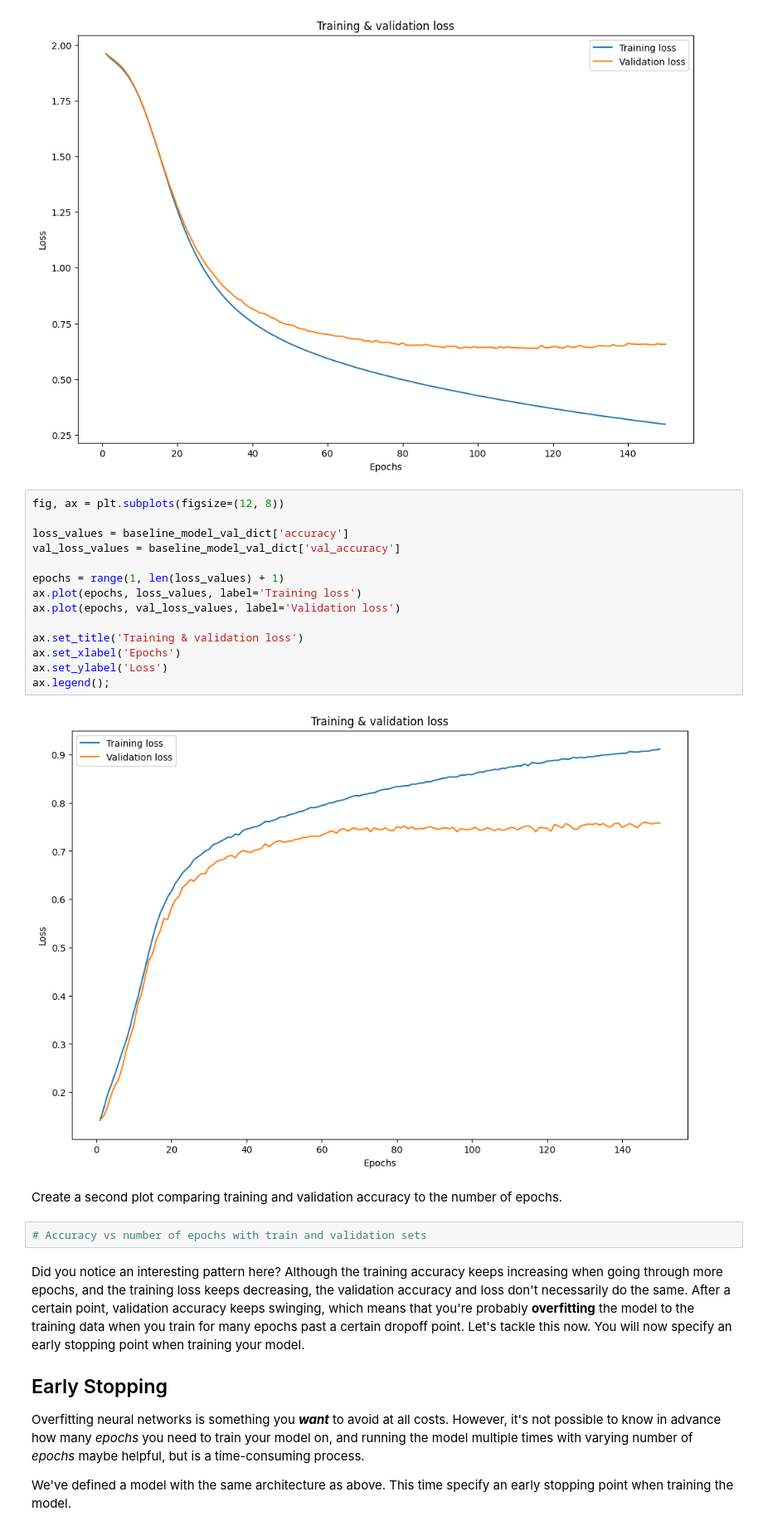
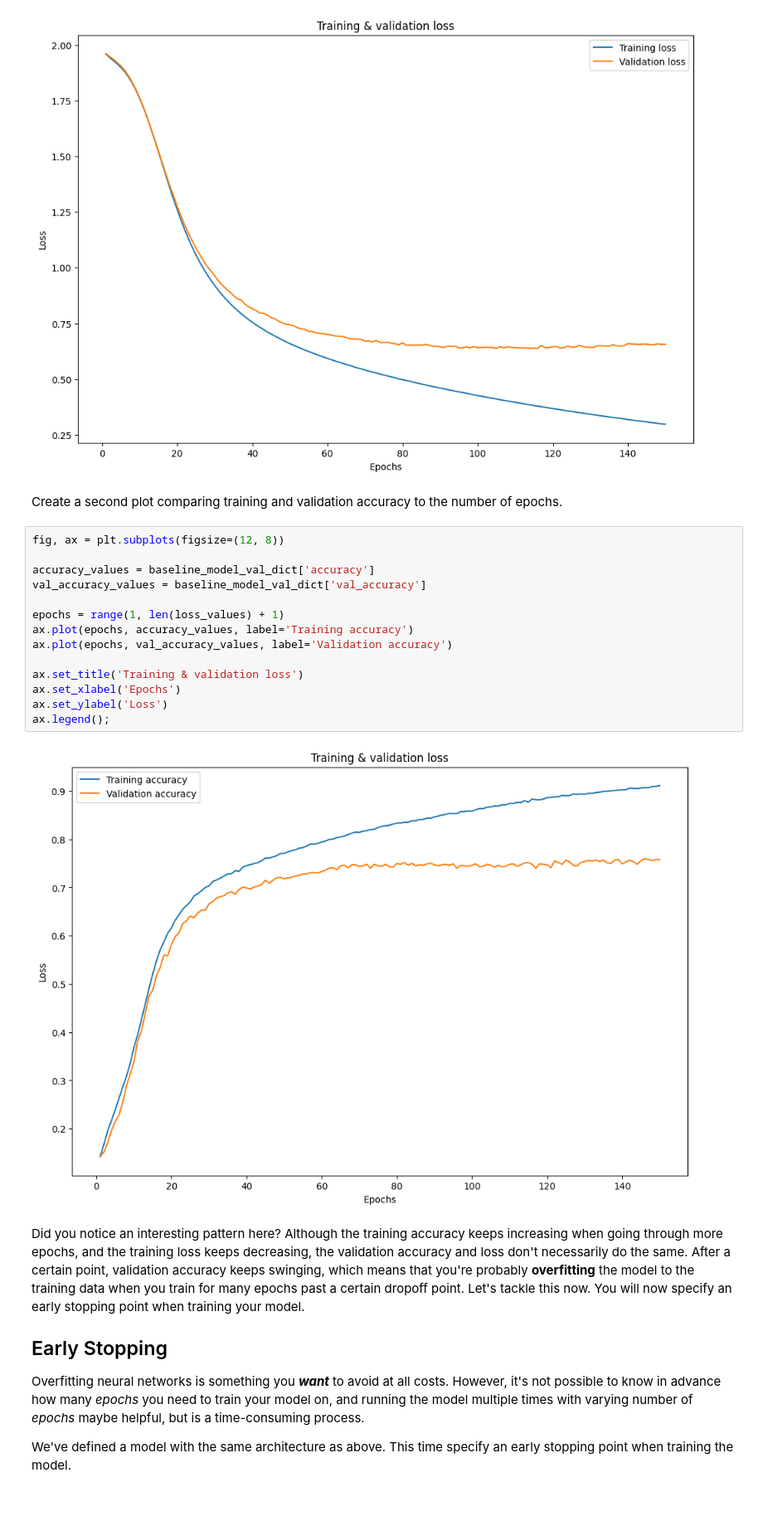
Before and after one commit to dev-ezzy/dsc-tuning-neural-networks-with-regularization-lab-v2-1, a Jupyter notebook: index.ipynb, the cells around one changed output. Shown at 83% size. Drawn from its saved outputs; the diff is of its cells as text; blank space fills up the shorter version.

```diff
--- a/index.ipynb
+++ b/index.ipynb
@@ -252,26 +252,24 @@ ax.set_ylabel('Loss')
 ax.legend();
 # %% [output]
 [figure]
-# %%
-fig, ax = plt.subplots(figsize=(12, 8))
-
-loss_values = baseline_model_val_dict['accuracy']
-val_loss_values = baseline_model_val_dict['val_accuracy']
-
-epochs = range(1, len(loss_values) + 1)
-ax.plot(epochs, loss_values, label='Training loss')
-ax.plot(epochs, val_loss_values, label='Validation loss')
-
-ax.set_title('Training & validation loss')
-ax.set_xlabel('Epochs')
-ax.set_ylabel('Loss')
-ax.legend();
-# %% [output]
-[figure, removed]
 # %% [markdown]
 Create a second plot comparing training and validation accuracy to the number of epochs.
-# %%
-# Accuracy vs number of epochs with train and validation sets
+# %%
+fig, ax = plt.subplots(figsize=(12, 8))
+
+accuracy_values = baseline_model_val_dict['accuracy']
+val_accuracy_values = baseline_model_val_dict['val_accuracy']
+
+epochs = range(1, len(loss_values) + 1)
+ax.plot(epochs, accuracy_values, label='Training accuracy')
+ax.plot(epochs, val_accuracy_values, label='Validation accuracy')
+
+ax.set_title('Training & validation loss')
+ax.set_xlabel('Epochs')
+ax.set_ylabel('Loss')
+ax.legend();
+# %% [output]
+[figure, added]
 # %% [markdown]
 Did you notice an interesting pattern here? Although the training accuracy keeps increasing when going through more epochs, and the training loss keeps decreasing, the validation accuracy and loss don't necessarily do the same. After a certain point, validation accuracy keeps swinging, which means that you're probably **overfitting** the model to the training data when you train for many epochs past a certain dropoff point. Let's tackle this now. You will now specify an early stopping point when training your model.
 
```
Also changed, not shown: parts of 2 cells of this notebook.
